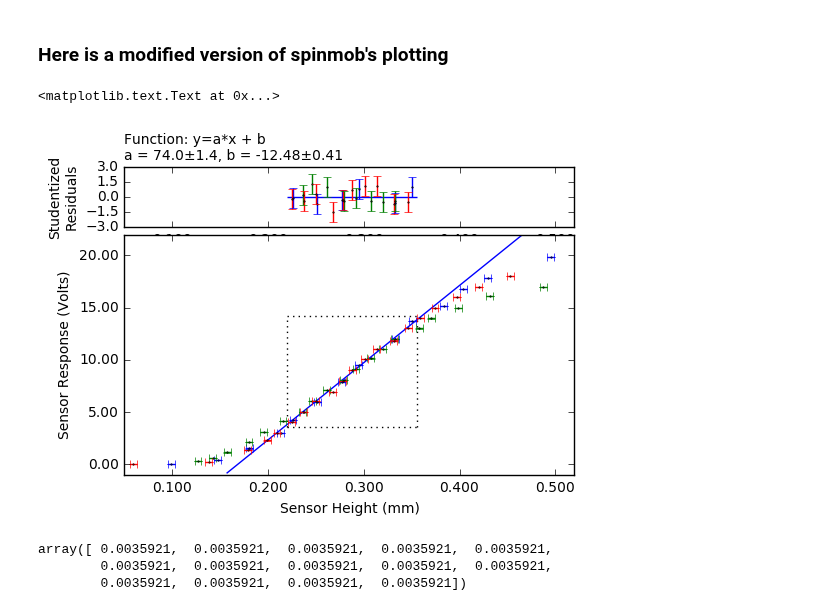
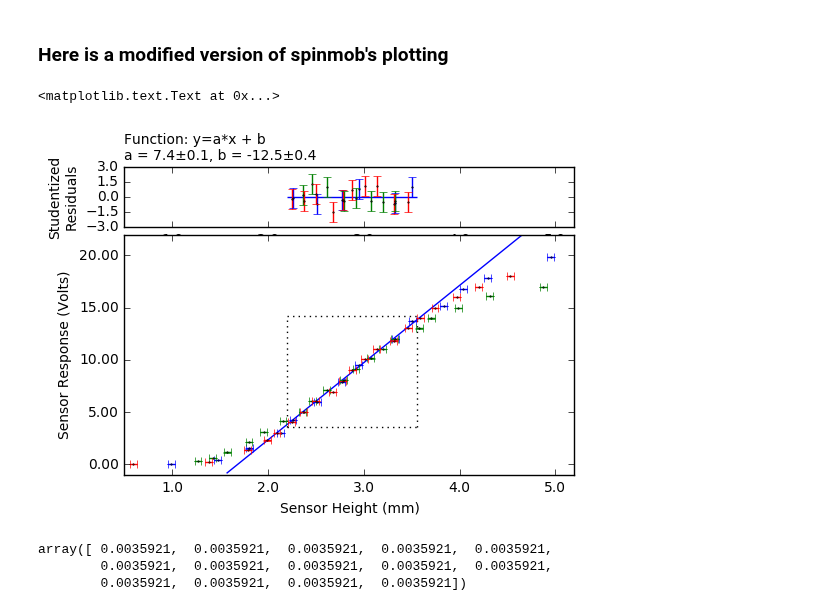
Before and after one commit to ry-dgel/Chladni, a Jupyter notebook: analysis/interim_analysis_post_offset.ipynb, the cells around one changed output. Drawn from its saved outputs; the diff is of its cells as text; code cells hidden in the pictures.

```diff
--- a/analysis/interim_analysis_post_offset.ipynb
+++ b/analysis/interim_analysis_post_offset.ipynb
@@ -281,6 +281,8 @@ eydata = np.copy(combined_calibration_data[3])
 from matplotlib import pyplot as plt
 from matplotlib.ticker import FormatStrFormatter
 
+
+x_scale_factor = 10
 # get the data
 #xdata, ydata, eydata = self.get_data()
 # update settings
@@ -289,8 +291,8 @@ from matplotlib.ticker import FormatStrFormatter
 # update the massaged data
 #self._massage_data()
 
-results = [74.0, -12.48]
-eresults = [1.4, 0.41]
+results = [74.0/x_scale_factor, -12.48]
+eresults = [1.4/x_scale_factor, 0.41]
 linear_fit = lambda x: results[0]*x + results[1]
 
 # get the residuals
@@ -315,27 +317,27 @@ a2.set_position([0.15, 0.10, 0.75, 0.60])
 
 #Adjust precision
 a2.yaxis.set_major_formatter(FormatStrFormatter('%.2f'))
-a2.xaxis.set_major_formatter(FormatStrFormatter('%.3f'))
+a2.xaxis.set_major_formatter(FormatStrFormatter('%.'+str(int(np.log10(x_scale_factor)))+'f'))
 
 # Plot the fit curve
-x = np.linspace(np.min(xdata[8:]), np.max(xdata), 1000)
+x = np.linspace(np.min(xdata[8:]), np.max(xdata), 1000)*x_scale_factor
 a2.plot(x, linear_fit(x), color='b')#, **self['style_fit'][n])
 
 # add the data to the plot
 for calibration_data in calibration_datas:
-    a2.errorbar(x=calibration_data[0],
+    a2.errorbar(x=calibration_data[0]*x_scale_factor,
                 y=calibration_data[1],
-                xerr=calibration_data[2],
+                xerr=calibration_data[2]*x_scale_factor,
                 yerr=calibration_data[3],
                 fmt="o", ms=1)
 
 
 
-a2.set_xlim([0.05, 0.52]);
+a2.set_xlim([0.05*x_scale_factor, 0.52*x_scale_factor]);
 a2.set_ylim([-1, 22]);
 
-left_side_of_fit = xdata[17] - 0.005
-right_side_of_fit = xdata[17+23] + 0.005
+left_side_of_fit = (xdata[17] - 0.005)*x_scale_factor
+right_side_of_fit = (xdata[17+23] + 0.005)*x_scale_factor
 bottom_of_fit = ydata[17] - 0.5
 top_of_fit = ydata[17+23] + 0.5
 
@@ -359,41 +361,41 @@ a1.hlines(y = 0,  xmin=left_side_of_fit,
 
 #Calculate the studentized residuals:
 #residuals = ydata[17:17+24]-linear_fit(xdata[17:17+24])
 #full_error = np.sqrt(np.square(eydata[17:17+24]) + np.square(results[0]*exdata[17:17+24]))
 #studentized_residuals = residuals/full_error
 #a1.errorbar(x=xdata[17:17+24],
 #            y=studentized_residuals,
 #            yerr=np.ones(24),
 #            fmt='none')
 
 a2.set_xlabel('Sensor Height (mm)')
 a2.set_ylabel('Sensor Response (Volts)')
 a1.set_ylabel('Studentized\nResiduals')
 
 for calibration_data in calibration_datas:
     indices_in_zone = np.where(
         np.logical_and(
-            calibration_data[0] > left_side_of_fit,
-            calibration_data[0] < right_side_of_fit))
+            calibration_data[0]*x_scale_factor > left_side_of_fit,
+            calibration_data[0]*x_scale_factor < right_side_of_fit))
 
-    residuals = calibration_data[1][indices_in_zone]-linear_fit(calibration_data[0][indices_in_zone])
-    full_error = np.sqrt(np.square(eydata[:len(residuals)]) + np.square(results[0]*exdata[:len(residuals)]))
+    residuals = calibration_data[1][indices_in_zone]-linear_fit(x_scale_factor*calibration_data[0][indices_in_zone])
+    full_error = np.sqrt(np.square(eydata[:len(residuals)]) + np.square(x_scale_factor*results[0]*exdata[:len(residuals)]))
     studentized_residuals = residuals/full_error
 
-    a1.errorbar(x=calibration_data[0][indices_in_zone],
+    a1.errorbar(x=calibration_data[0][indices_in_zone]*x_scale_factor,
                 y=studentized_residuals,
                 yerr=np.ones(len(residuals)),
                 fmt="o", ms=1)
 
 a1.set_yticks(np.arange(-3, 3.01, 1.5))
 
 a1.set_title("Function: y=a*x + b\na = " + \
-             str(results[0]) + "±" + str(eresults[0]) +\
+             "%.1f" % (results[0]) + "±" + "%.1f" % (eresults[0]) +\
              ", b = " + \
-             str(results[1])  + "±" + str(eresults[1]), fontsize=10, ha='left', position=(0,1))
+             "%.1f" % (results[1])  + "±" + "%.1f" % (eresults[1]), fontsize=10, ha='left', position=(0,1))
 # %% [output]
 <matplotlib.text.Text at 0x...>
-[figure, old version]
+[figure, new version]
 # %%
 calibration_datas[0][2]
 # %% [output]
```
